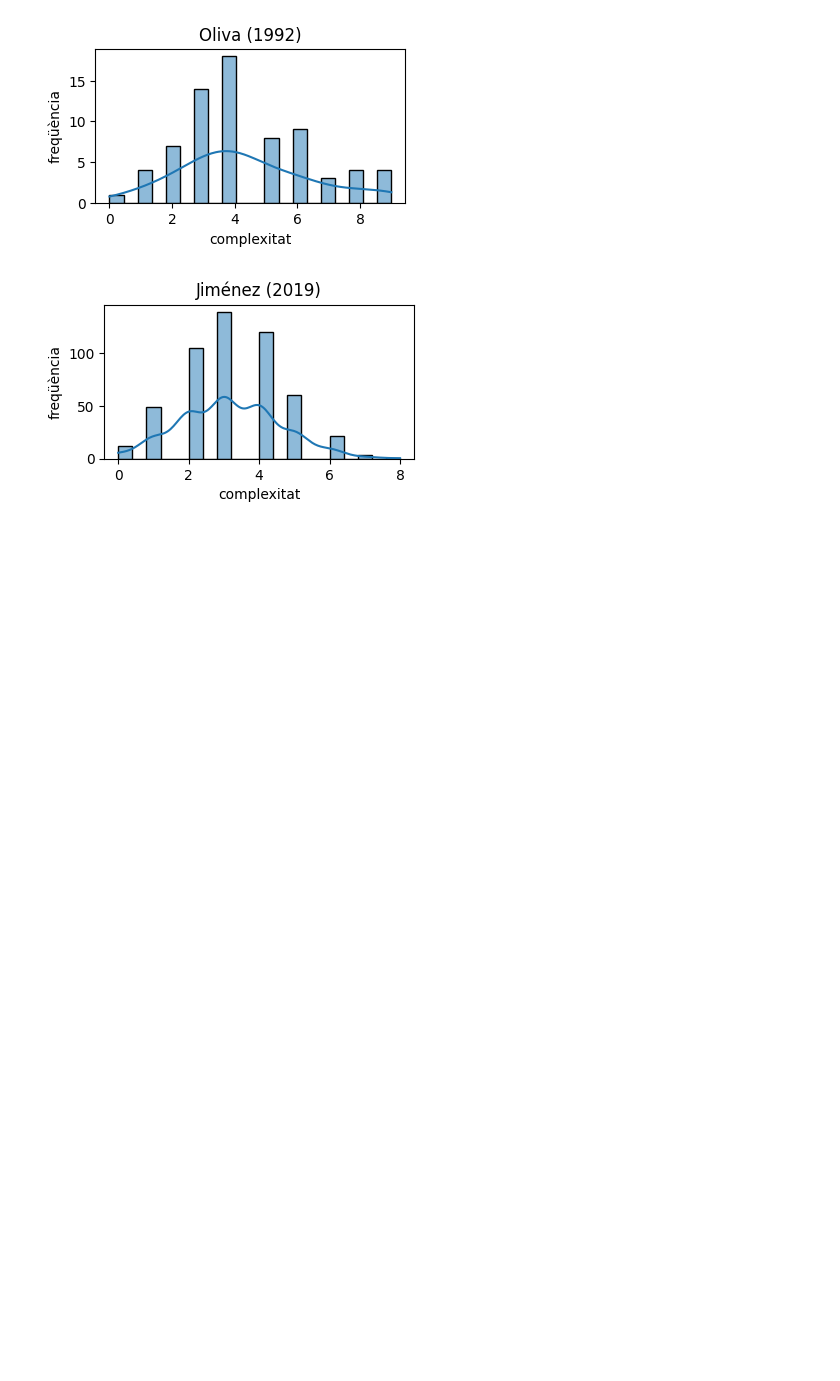
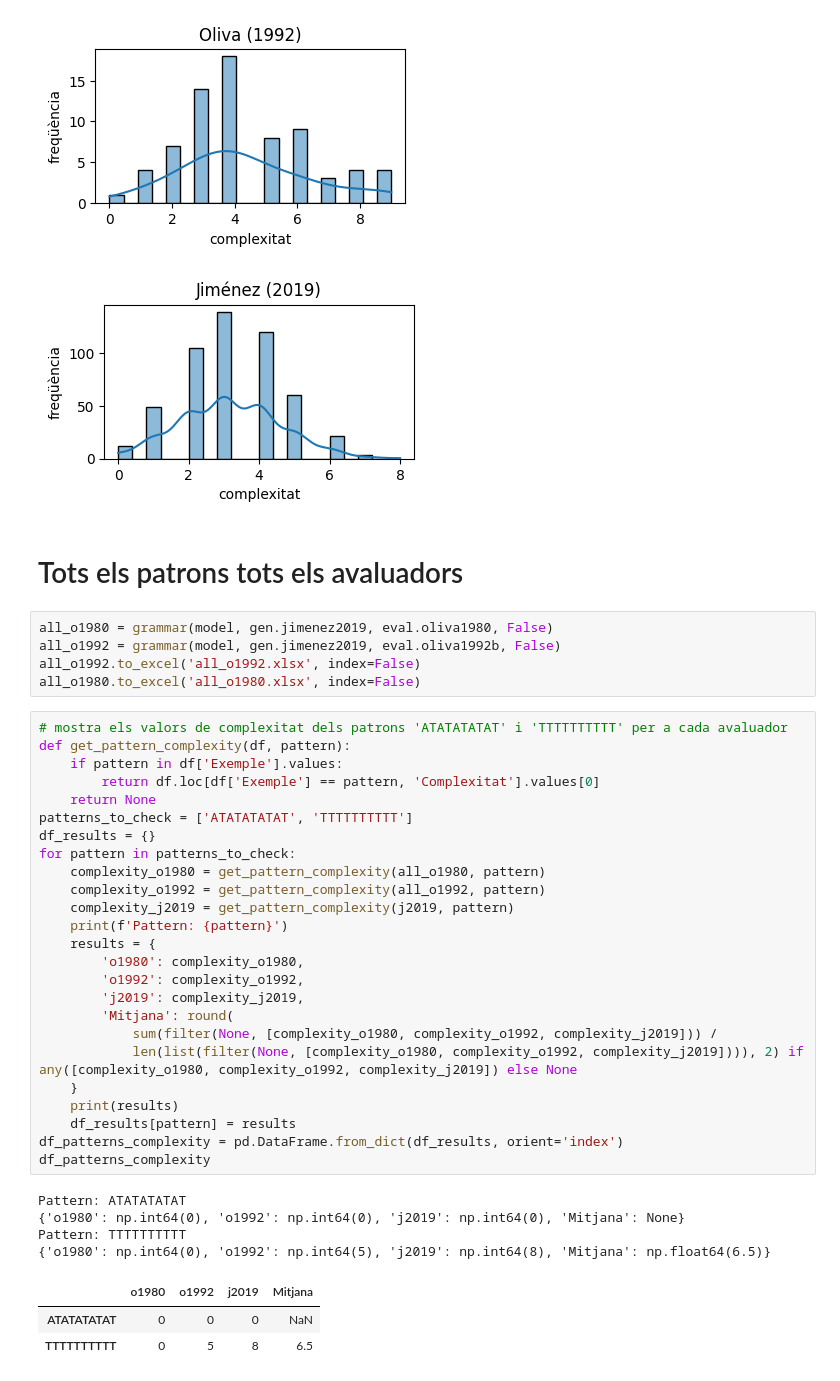
Before and after one commit to garaupere/decaGEN, a Jupyter notebook: tesi/analisi.ipynb, the cells around one changed output. Saved outputs shown, nothing was run; the diff lists cells and outputs as text; blank space fills up the shorter version.

```diff
--- a/tesi/analisi.ipynb
+++ b/tesi/analisi.ipynb
@@ -89,3 +157,43 @@ plot_complexity_distribution(j2019, 'Jiménez (2019)')
 [figure]
 [figure]
 [figure]
+# %% [markdown]
+# Tots els patrons tots els avaluadors
+# %%
+all_o1980 = grammar(model, gen.jimenez2019, eval.oliva1980, False)
+all_o1992 = grammar(model, gen.jimenez2019, eval.oliva1992b, False)
+all_o1992.to_excel('all_o1992.xlsx', index=False)
+all_o1980.to_excel('all_o1980.xlsx', index=False)
+# %%
+# mostra els valors de complexitat dels patrons 'ATATATATAT' i 'TTTTTTTTTT' per a cada avaluador
+def get_pattern_complexity(df, pattern):
+    if pattern in df['Exemple'].values:
+        return df.loc[df['Exemple'] == pattern, 'Complexitat'].values[0]
+    return None
+patterns_to_check = ['ATATATATAT', 'TTTTTTTTTT']
+df_results = {}
+for pattern in patterns_to_check:
+    complexity_o1980 = get_pattern_complexity(all_o1980, pattern)
+    complexity_o1992 = get_pattern_complexity(all_o1992, pattern)
+    complexity_j2019 = get_pattern_complexity(j2019, pattern)
+    print(f'Pattern: {pattern}')
+    results = {
+        'o1980': complexity_o1980,
+        'o1992': complexity_o1992,
+        'j2019': complexity_j2019,
+        'Mitjana': round(
+            sum(filter(None, [complexity_o1980, complexity_o1992, complexity_j2019])) /
+            len(list(filter(None, [complexity_o1980, complexity_o1992, complexity_j2019]))), 2) if any([complexity_o1980, complexity_o1992, complexity_j2019]) else None
+    }
+    print(results)
+    df_results[pattern] = results
+df_patterns_complexity = pd.DataFrame.from_dict(df_results, orient='index')
+df_patterns_complexity
+# %% [output]
+Pattern: ATATATATAT
+{'o1980': np.int64(0), 'o1992': np.int64(0), 'j2019': np.int64(0), 'Mitjana': None}
+Pattern: TTTTTTTTTT
+{'o1980': np.int64(0), 'o1992': np.int64(5), 'j2019': np.int64(8), 'Mitjana': np.float64(6.5)}
+|  | o1980 | o1992 | j2019 | Mitjana |
+| ATATATATAT | 0 | 0 | 0 | NaN |
+| TTTTTTTTTT | 0 | 5 | 8 | 6.5 |
```
Also changed, not shown: parts of 7 cells of this notebook, 4 other files.
